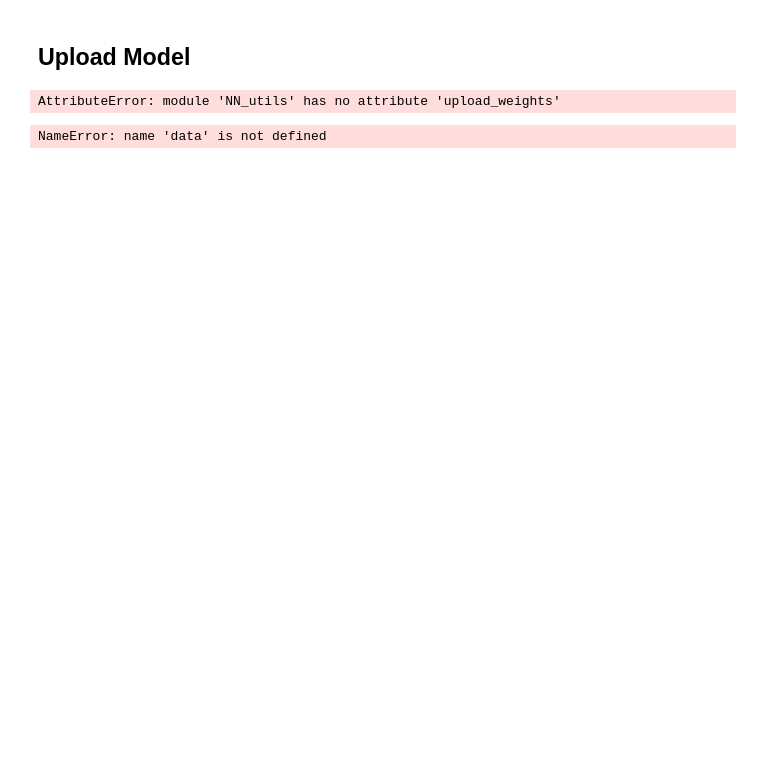
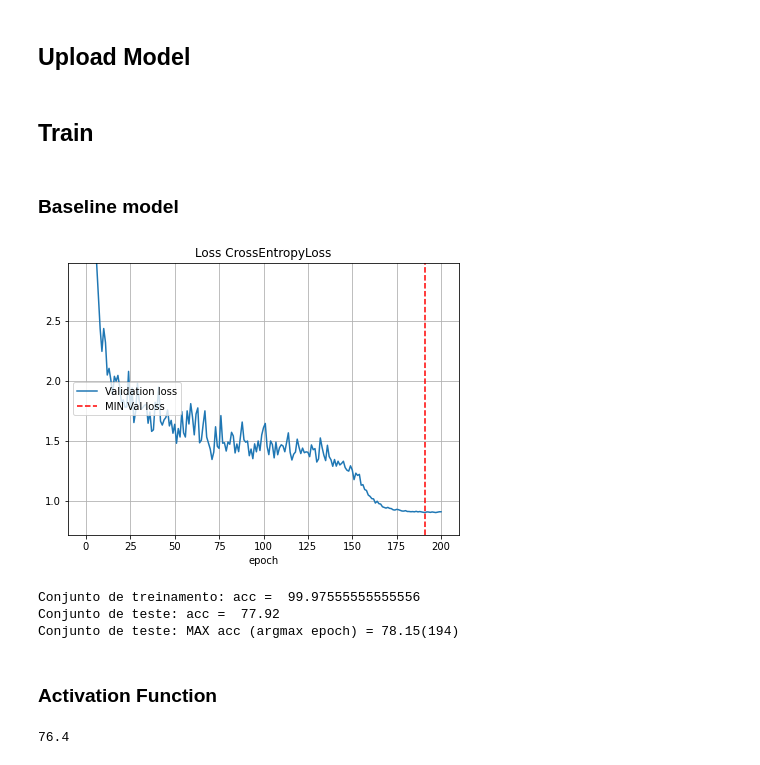
Before and after one commit to lfpc/ScriptsUncEst, a Jupyter notebook: notebooks-scripts/Train_ActivationFunction.ipynb, the cells around one changed output. Saved outputs shown, nothing was run; the diff lists cells and outputs as text; code cells hidden in the pictures; blank space fills up the shorter version.

```diff
--- a/notebooks-scripts/Train_ActivationFunction.ipynb
+++ b/notebooks-scripts/Train_ActivationFunction.ipynb
@@ -44,5 +46,5 @@ SAVE_ALL = False #If True, saves weights and trainer at the end of training
 # %%
-MODEL_ARC = 'VGG_16'#WideResNet ResNet101,ResNet18,ResNet34,ResNet50 CNN8
+MODEL_ARC = 'ResNet50'#WideResNet ResNet101,ResNet18,ResNet34,ResNet50 CNN8
 DATA = 'Cifar100'
 NAME = f'{MODEL_ARC}_{DATA}_g1'
 # %%
@@ -51 +52,3 @@ N_EPOCHS = 50
 risk_dict = None#{'selective_risk_mcp':  lambda x,label: unc_comp.selective_risk(x,label,unc_type = unc.MCP_unc)}
+# %%
+params = {'train_batch_size': 128, 'validation_size': 0.1, 'test_batch_size': 100}
@@ -52,5 +59,5 @@ risk_dict = None#{'selective_risk_mcp':  lambda x,label: unc_comp.selective_risk
 # %%
-data = torch_data.__dict__[DATA](data_dir = 'c:\\Users\\luisf\\Documents\\GitHub\\Uncertainty_Estimation\\notebooks-scripts\\ScriptsUncEst\\data')
+data = torch_data.__dict__[DATA](data_dir = DATA_PATH,params = params,validation_as_train= True)
 num_classes = data.n_classes
 model_class = models.__dict__[MODEL_ARC]
 
@@ -65,19 +71,46 @@ Files already downloaded and verified
 # %% [markdown]
 ## Upload Model
 # %%
-if DATA == 'ImageNet':
-    pre_model = model_class(weights = weights_path.DEFAULT).to(dev)
-    data.transforms_test = weights_path.DEFAULT.transforms()
-    pre_model.name = NAME
-    if SOFTMAX: utils.apply_softmax(pre_model)
-else:
-    pre_model = model_class(num_classes = data.n_classes, name = NAME, softmax = SOFTMAX).to(dev)
-    pre_model.load_state_dict(utils.upload_weights(weights_path))
+if not TRAIN:
+    if DATA == 'ImageNet':
+        pre_model = model_class(weights = weights_path.DEFAULT).to(dev)
+        data.transforms_test = weights_path.DEFAULT.transforms()
+        pre_model.name = NAME
+        if SOFTMAX: utils.apply_softmax(pre_model)
+    else:
+        pre_model = model_class(num_classes = data.n_classes).to(dev)
+        pre_model.load_state_dict(utils.upload_weights(weights_path))
 
-pre_model.eval()
-acc_model = TE.model_acc(pre_model,data.test_dataloader)
-rk_model = 1-0.01*acc_model
-print(f'Acurácia = {acc_model}')
+    pre_model.eval()
+    acc_model = TE.model_acc(pre_model,data.test_dataloader)
+    rk_model = 1-0.01*acc_model
+    print(f'Acurácia = {acc_model}')
-# %% [output]
-AttributeError: module 'NN_utils' has no attribute 'upload_weights'
+# %% [markdown]
+## Train
+# %% [markdown]
+### Baseline model
+# %%
+N_EPOCHS_0 = 200
+if TRAIN:
+    loss_criterion = nn.CrossEntropyLoss()
+    pre_model = model_class(num_classes = data.n_classes).to(dev)
+    optimizer = torch.optim.SGD(pre_model.parameters(), lr =0.1,momentum = 0.9,weight_decay = 5e-4,nesterov = True)
+    scheduler = torch.optim.lr_scheduler.CosineAnnealingLR(optimizer, T_max=N_EPOCHS_0)
+    model_trainer = TE.Trainer(pre_model,optimizer,loss_criterion, None,data.test_dataloader,lr_scheduler = scheduler)
+    model_trainer.fit(data.train_dataloader,N_EPOCHS_0, live_plot = LIVE_PLOT,save_checkpoint = SAVE_CHECKPOINT,PATH = weights_path)
+# %% [output]
+[figure, added]
+# %%
+pre_model.eval()
+acc = TE.model_acc(pre_model,data.train_dataloader)
+print('Conjunto de treinamento: acc = ', acc)
+acc = TE.model_acc(pre_model,data.test_dataloader)
+print('Conjunto de teste: acc = ', acc)
+print(f'Conjunto de teste: MAX acc (argmax epoch) = {max(model_trainer.hist_val.acc_list)}({np.argmax(model_trainer.hist_val.acc_list)})')
+# %% [output]
+Conjunto de treinamento: acc =  99.97555555555556
+Conjunto de teste: acc =  77.92
+Conjunto de teste: MAX acc (argmax epoch) = 78.15(194)
+# %% [markdown]
+### Activation Function
 # %%
@@ -114,6 +145,2 @@ class Unc_Loss(torch.nn.Module):
         return loss
-# %%
-correct_labels = torch.tensor([])
-# %% [output]
-NameError: name 'data' is not defined
 # %%
@@ -121,0 +182,4 @@ loss_criterion =
+# %%
+TE.model_acc(pre_model,data.validation_dataloader)
+# %% [output]
+76.4
```
Also changed, not shown: parts of 17 cells of this notebook, 49 other files.
